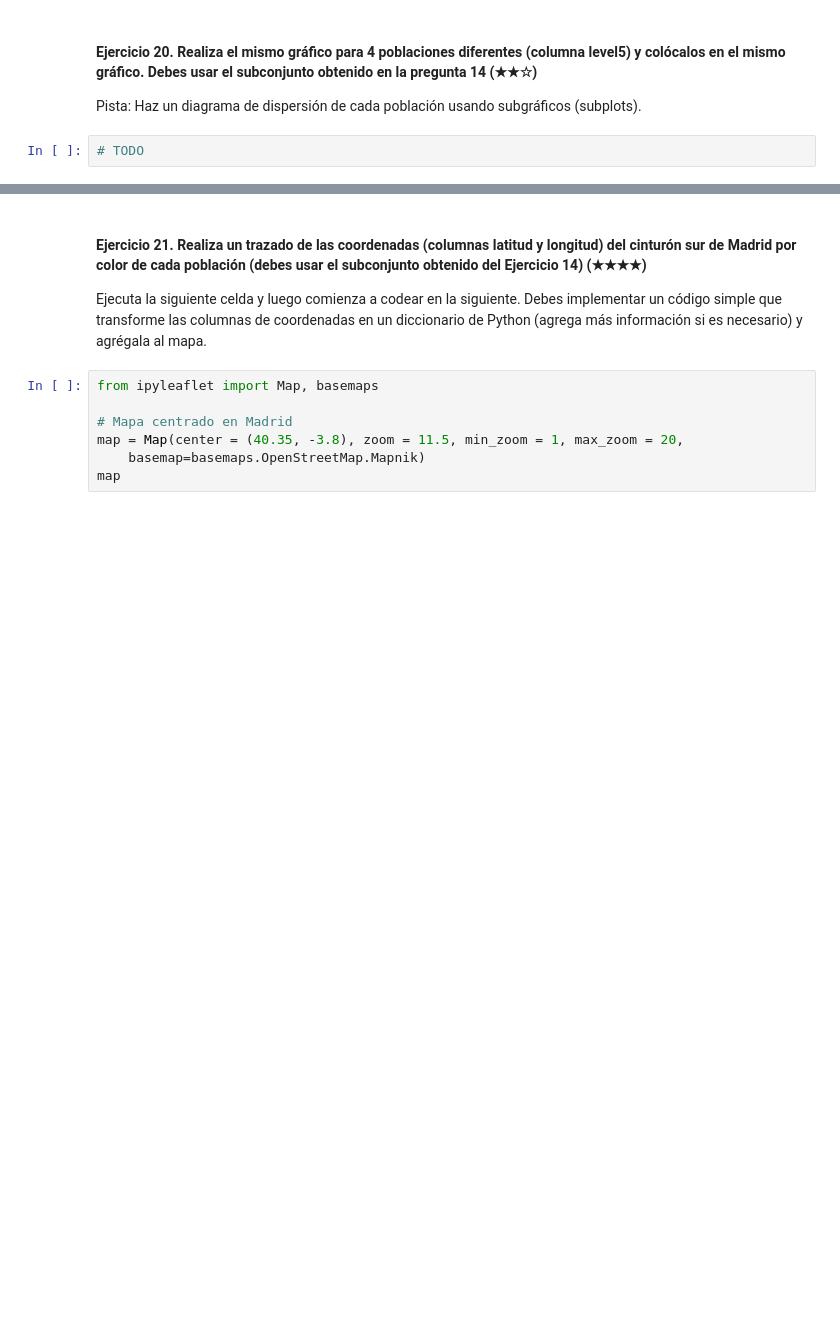
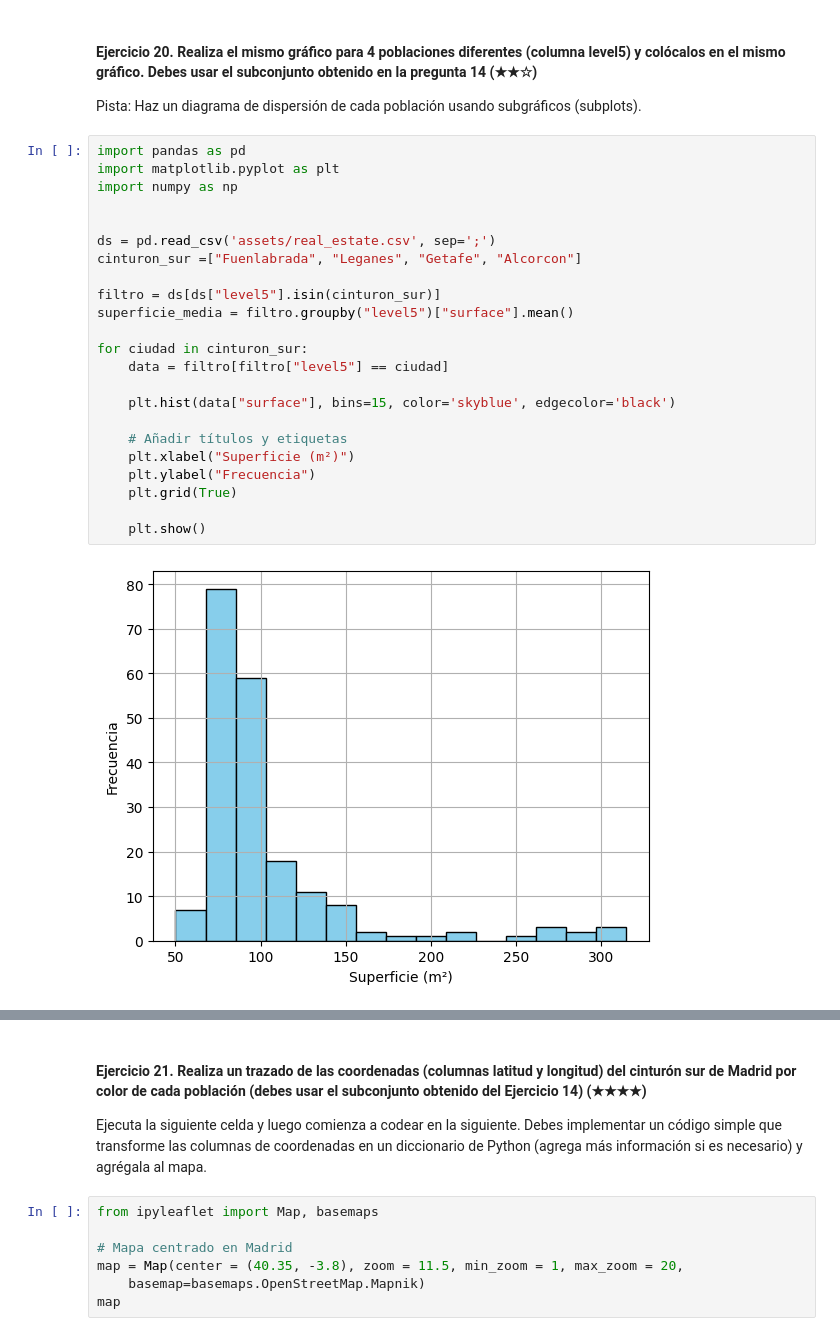
Before and after one commit to 4GeeksAcademy/jmrs-proyecto1, a Jupyter notebook: project.es.ipynb, the cells around one changed output, grey strips where cells are left out. Saved outputs shown, nothing was run; the diff lists cells and outputs as text; blank space fills up the shorter version.

```diff
--- a/project.es.ipynb
+++ b/project.es.ipynb
@@ -436,4 +484,27 @@ Pista: Crea una nueva columna llamada `pps` (price per square en inglés) y lueg
 #### Ejercicio 20. Realiza el mismo gráfico para 4 poblaciones diferentes (columna level5) y colócalos en el mismo gráfico. Debes usar el subconjunto obtenido en la pregunta 14 (★★☆)
 Pista: Haz un diagrama de dispersión de cada población usando subgráficos (subplots).
 # %%
-# TODO
+import pandas as pd
+import matplotlib.pyplot as plt
+import numpy as np
+
+
+ds = pd.read_csv('assets/real_estate.csv', sep=';')
+cinturon_sur =["Fuenlabrada", "Leganes", "Getafe", "Alcorcon"]
+
+filtro = ds[ds["level5"].isin(cinturon_sur)]
+superficie_media = filtro.groupby("level5")["surface"].mean()
+
+for ciudad in cinturon_sur:
+    data = filtro[filtro["level5"] == ciudad]
+
+    plt.hist(data["surface"], bins=15, color='skyblue', edgecolor='black')
+
+    # Añadir títulos y etiquetas
+    plt.xlabel("Superficie (m²)")
+    plt.ylabel("Frecuencia")
+    plt.grid(True)
+
+    plt.show()
+# %% [output]
+[figure, added]
```
Also changed, not shown: parts of 7 cells of this notebook.
